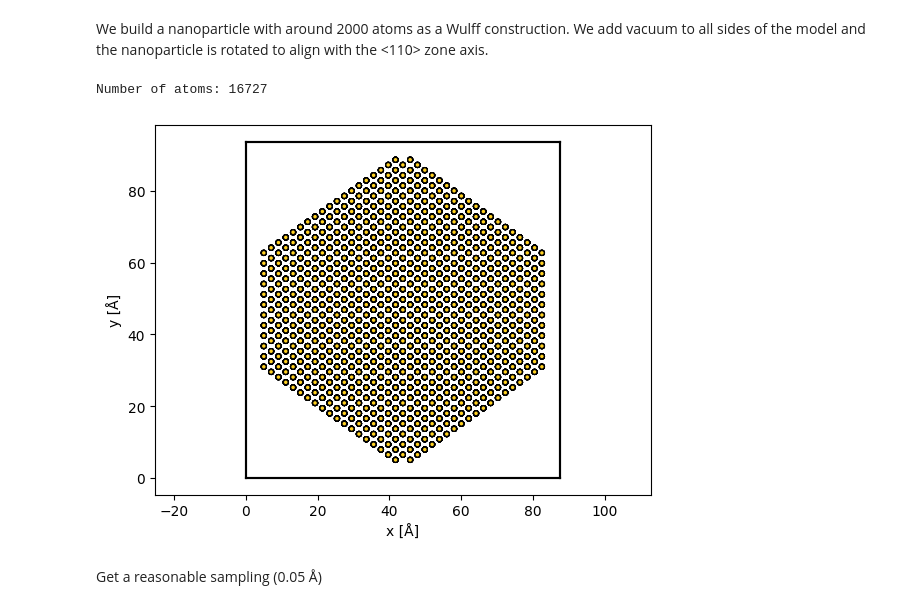
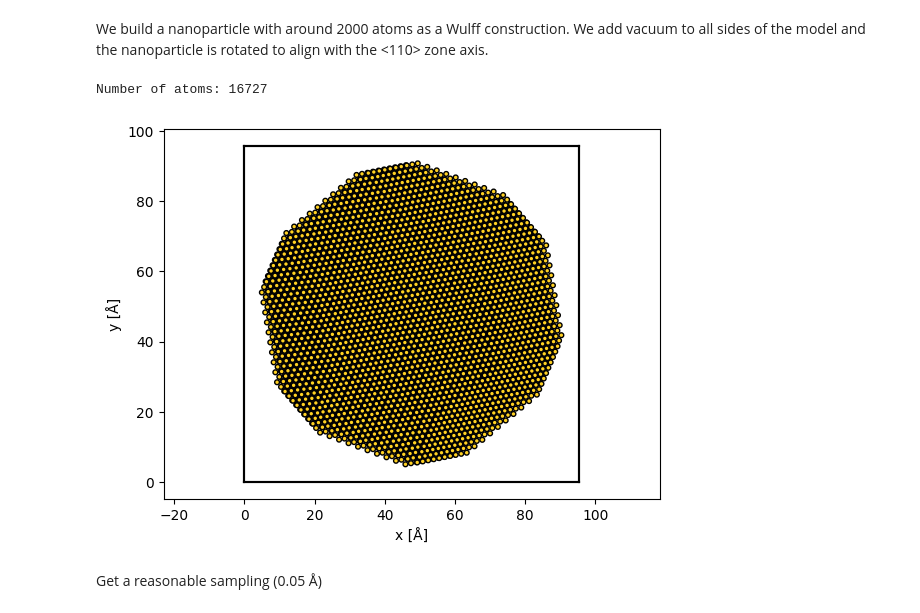
Before and after one commit to AquarellFantasia/MasterThesis, a Jupyter notebook: OrganizedNotebooks/0 - Original example notebook.ipynb, the cells around one changed output. Drawn from its saved outputs; the diff is of its cells as text; code cells hidden in the pictures.

```diff
--- a/OrganizedNotebooks/0 - Original example notebook.ipynb
+++ b/OrganizedNotebooks/0 - Original example notebook.ipynb
@@ -21,22 +21,22 @@ We build a nanoparticle with around 2000 atoms as a Wulff construction. We add v
 # %%
 surfaces = [(1, 0, 0), (1, 1, 0), (1, 1, 1)] # Nanoparticle facets
 
 esurf = [1.0, 1.1, 0.9] # Relative surface energies
 
 size = 16000 # Target number of atoms
 
 atoms = Atoms(wulff_construction('Au', surfaces, esurf, size, 'fcc', rounding='above'))
 
-atoms.rotate(45, 'x', center='cop')
+atoms.euler_rotate(137.4, 54.8, 199, center = 'cop')
 
 atoms.center(vacuum=5)
 
 show_atoms(atoms)
 
 print("Number of atoms:", len(atoms))
 # %% [output]
 Number of atoms: 16727
-[figure, old version]
+[figure, new version]
 # %% [markdown]
 Get a reasonable sampling (0.05 Å)
 # %%
```
Also changed, not shown: parts of 6 cells of this notebook, 7 other files.
